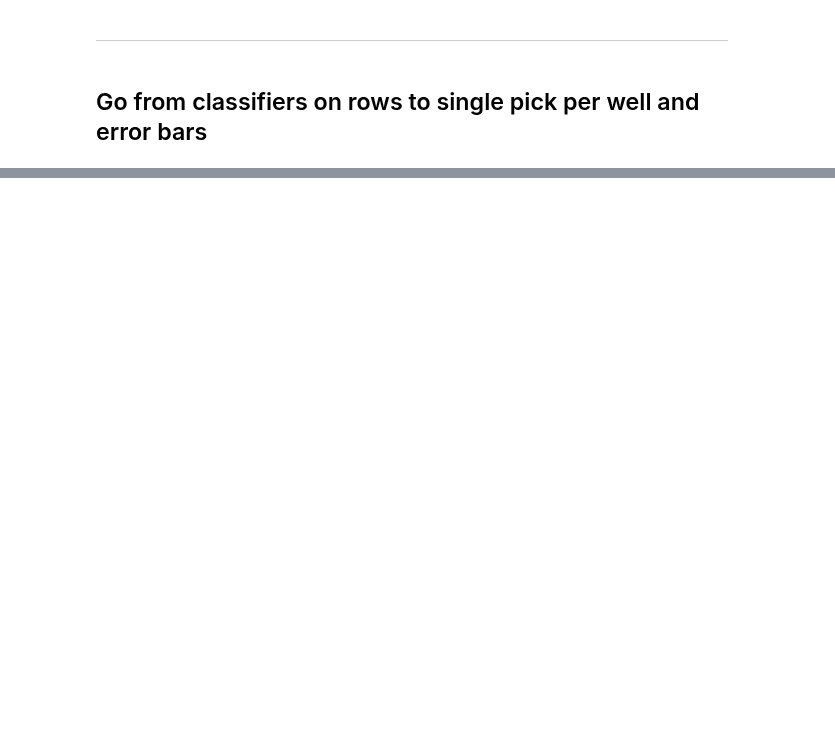
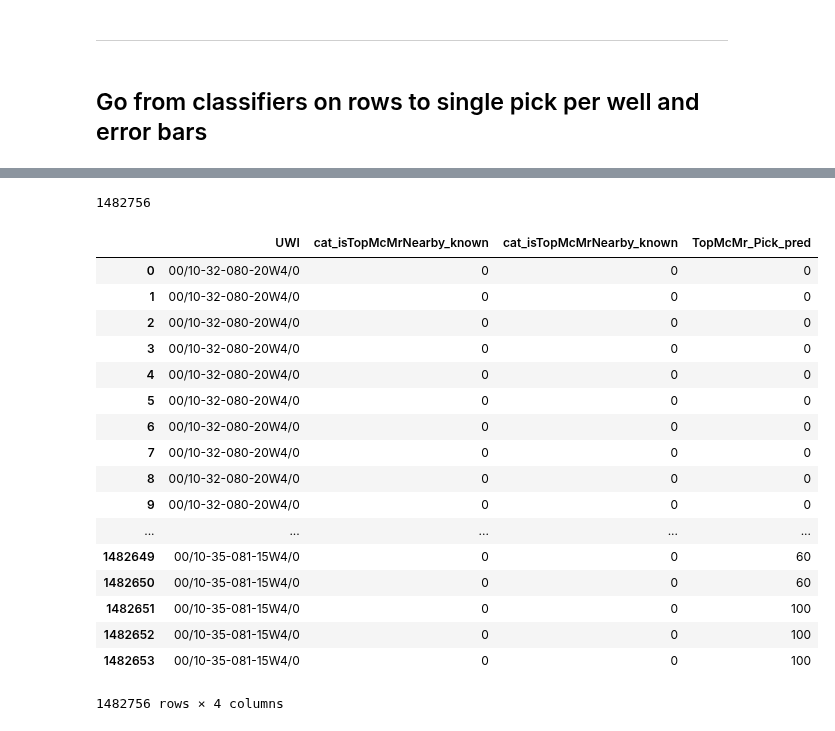
Before and after one commit to JustinGOSSES/MannvilleGroup_Strat_Hackathon, a Jupyter notebook: notebooks_2018/modular_redo/Machine_Learning/Machine_Learning_PostSplit_vA_20180804.ipynb, the cells around one changed output, grey strips where cells are left out. Cells and saved outputs as stored; diff of their text form; code cells hidden in the pictures; blank space fills up the shorter version.

```diff
--- a/notebooks_2018/modular_redo/Machine_Learning/Machine_Learning_PostSplit_vA_20180804.ipynb
+++ b/notebooks_2018/modular_redo/Machine_Learning/Machine_Learning_PostSplit_vA_20180804.ipynb
@@ -142,0 +183,3 @@ accuracy
+# %%
+result_trainOrigRows = model.predict(training_df_origRows)
+result_trainOrigRows
@@ -142,0 +192,4 @@ accuracy
+# %%
+training_df_origRows_indexValues = training_df_origRows.index.values
+df_result = pd.DataFrame(result_trainOrigRows, index=training_df_origRows_indexValues, columns=['TopMcMr_Pick_pred'])
+df_results_train2_ = pd.concat([preSplitpreBal['cat_isTopMcMrNearby_known'], df_result['TopMcMr_Pick_pred']], axis=1)
@@ -146,0 +373,2 @@ accuracy
+# %%
+df_results_train2_FullCol = pd.concat([preSplitpreBal,df_results_train2_], axis=1)
@@ -146,0 +384,28 @@ accuracy
+# %%
+len(df_results_train2_FullCol)
+# %% [output]
+1482756
+# %%
+# df[['color', 'food', 'score']]
+test_df = df_results_train2_FullCol[['UWI','cat_isTopMcMrNearby_known','TopMcMr_Pick_pred']]
+# %%
+test_df
+# %% [output]
+|  | UWI | cat_isTopMcMrNearby_known | cat_isTopMcMrNearby_known | TopMcMr_Pick_pred |
+| 0 | 00/10-32-080-20W4/0 | 0 | 0 | 0 |
+| 1 | 00/10-32-080-20W4/0 | 0 | 0 | 0 |
+| 2 | 00/10-32-080-20W4/0 | 0 | 0 | 0 |
+| 3 | 00/10-32-080-20W4/0 | 0 | 0 | 0 |
+| 4 | 00/10-32-080-20W4/0 | 0 | 0 | 0 |
+| 5 | 00/10-32-080-20W4/0 | 0 | 0 | 0 |
+| 6 | 00/10-32-080-20W4/0 | 0 | 0 | 0 |
+| 7 | 00/10-32-080-20W4/0 | 0 | 0 | 0 |
+| 8 | 00/10-32-080-20W4/0 | 0 | 0 | 0 |
+| 9 | 00/10-32-080-20W4/0 | 0 | 0 | 0 |
+| ... | ... | ... | ... | ... |
+| 1482649 | 00/10-35-081-15W4/0 | 0 | 0 | 60 |
+| 1482650 | 00/10-35-081-15W4/0 | 0 | 0 | 60 |
+| 1482651 | 00/10-35-081-15W4/0 | 0 | 0 | 100 |
+| 1482652 | 00/10-35-081-15W4/0 | 0 | 0 | 100 |
+| 1482653 | 00/10-35-081-15W4/0 | 0 | 0 | 100 |
+1482756 rows × 4 columns
```
Also changed, not shown: parts of 37 cells of this notebook, 1 other file.
